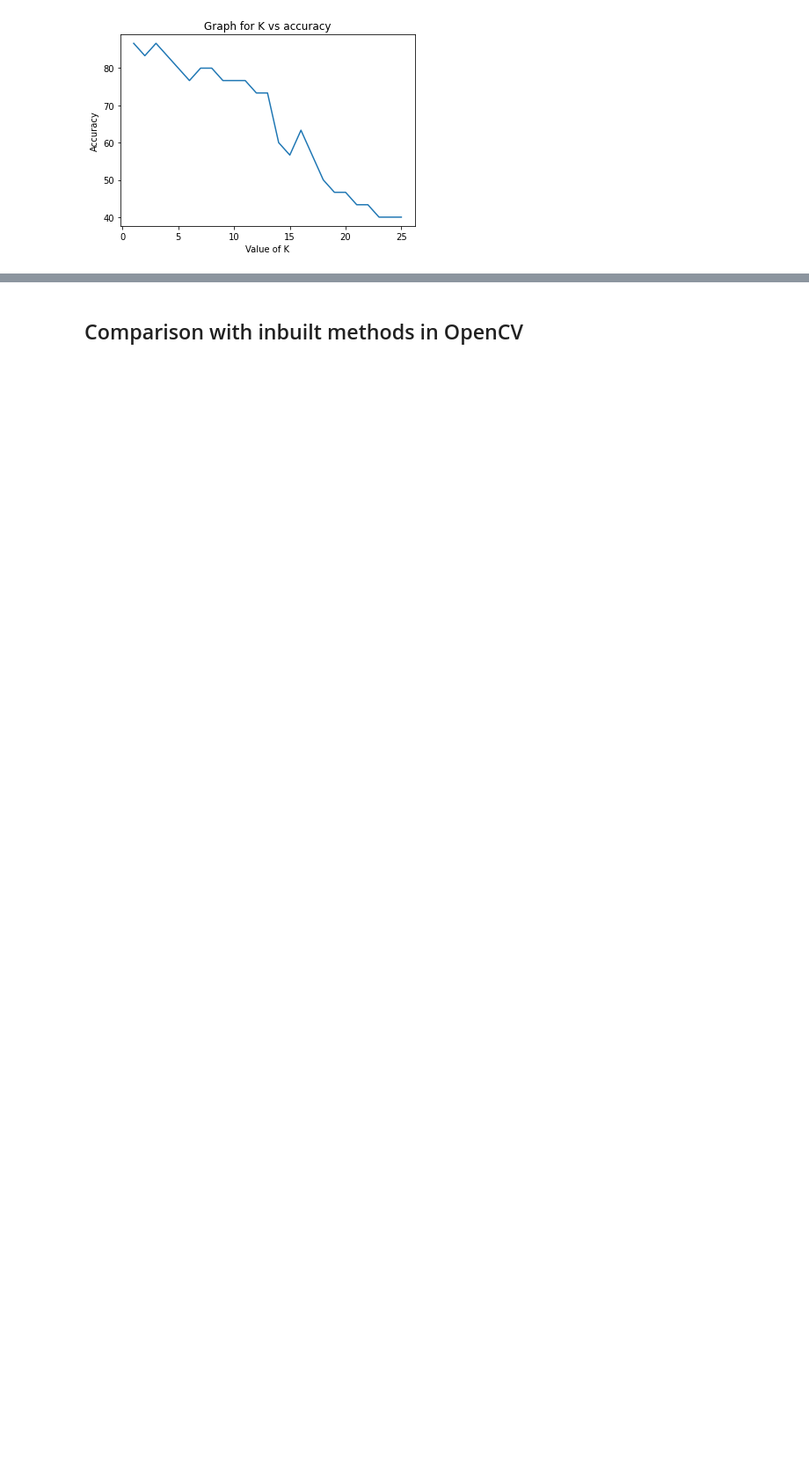
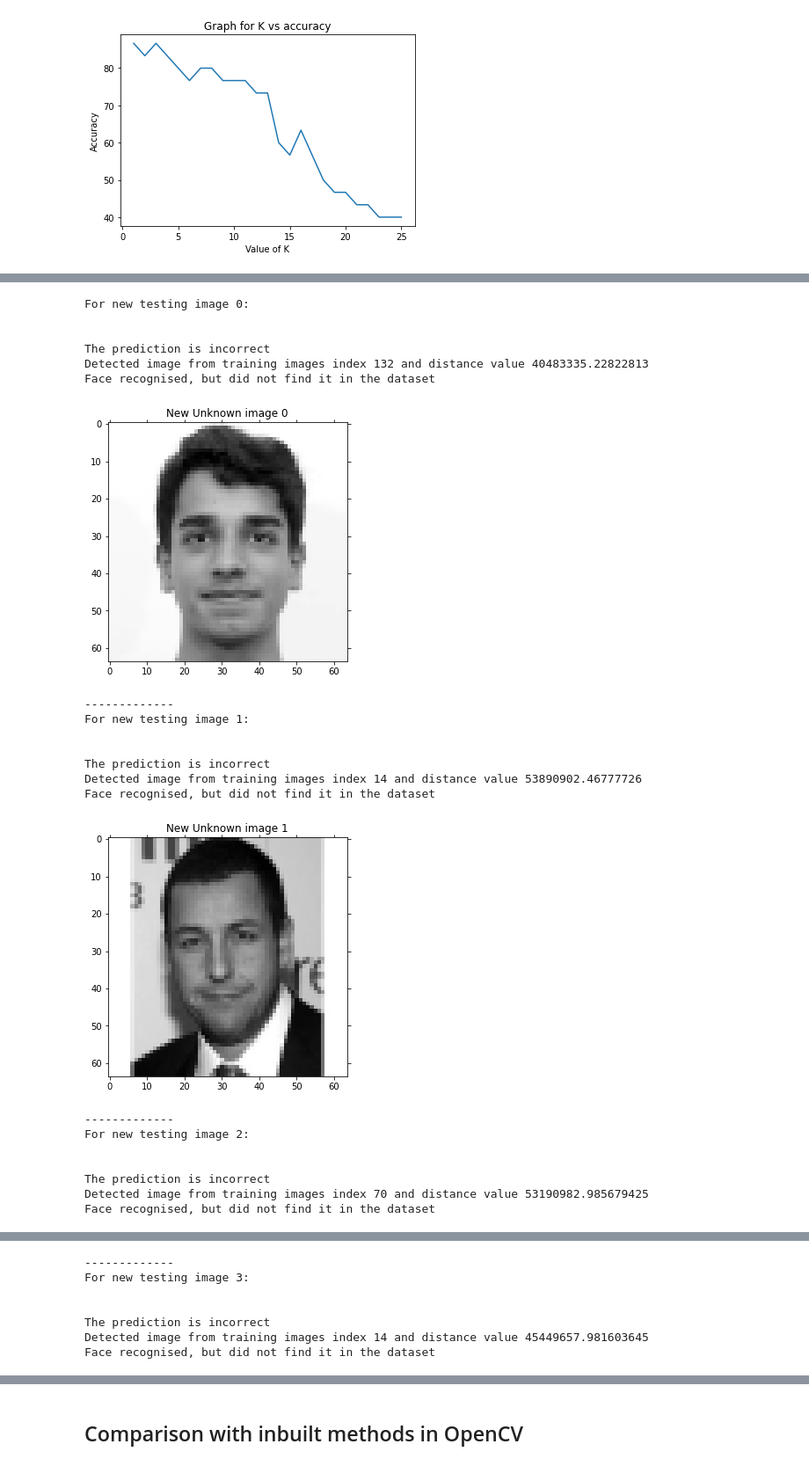
Before and after one commit to Rutvij-1/Eigen-Faces-SMAI-M21-project, a Jupyter notebook: FINALFINAL.ipynb, the cells around one changed output, grey strips where cells are left out. Shown at 88% size. Saved outputs shown, nothing was run; the diff lists cells and outputs as text; code cells hidden in the pictures; blank space fills up the shorter version.

```diff
--- a/FINALFINAL.ipynb
+++ b/FINALFINAL.ipynb
@@ -198,11 +197,7 @@ for idx, label in enumerate(training_label):
         continue
     label2index[label] = idx
 # %%
-def recogniser(curr_testing_im, curr_testing_label, proj_data, w, K, printflg=False, t0 = 50532474,t1 = 88836715):
-
-    if printflg:
-        print(f"For testing image {curr_testing_label}:\n")
-
+def recogniser(curr_testing_im, curr_testing_label, proj_data, w, K, printflg=False, t0 = 30532474,t1 = 54836715):
     # Recognisation
     unknown_face = curr_testing_im
     unknown_face_vector = np.array(curr_testing_im, dtype='float64').flatten()
@@ -227,7 +222,7 @@ def recogniser(curr_testing_im, curr_testing_label, proj_data, w, K, printflg=Fa
     if norms[index] < t1: # It's a face
         if norms[index] < t0: # Face recognised
             if printflg:
-                print("Face recognised and found in the dataset")
+                print("Face recognised and found a match in the dataset")
             return training_label[index], training_im[index]
         else:
             if printflg:
@@ -282,17 +277,20 @@ ROW_SIZE = 5
 correct_pred = 0
 print("-------------")
 for idx, curr_testing_im in enumerate(testing_im):
+    print(f"For testing image {idx}:\n")
     label, im = recogniser(curr_testing_im, testing_label[idx], proj_data, w, 3, True)
     if label == testing_label[idx]:
+        print("\nThe prediction is correct")
         correct_pred += 1
+    else:
+        print("\nThe prediction is incorrect")
     if label >= 0:
-        if label == testing_label[idx]:
-            fig,ax = plt.subplots(ncols=2,figsize=(ROW_SIZE*2,ROW_SIZE))
-            ax[0].imshow(curr_testing_im, cmap='gray')
-            ax[0].set_title(f'Unknown image {idx}')
-            ax[0].tick_params(labelleft='off', labelbottom='off', bottom='off',top='off',right='on',left='off', which='both')
-            ax[1].set_title(f'Matched {idx}: {label}', color='g')
-            ax[1].imshow(im, cmap='gray')
+        fig,ax = plt.subplots(ncols=2,figsize=(ROW_SIZE*2,ROW_SIZE))
+        ax[0].imshow(curr_testing_im, cmap='gray')
+        ax[0].set_title(f'Unknown image {idx}')
+        ax[0].tick_params(labelleft='off', labelbottom='off', bottom='off',top='off',right='on',left='off', which='both')
+        ax[1].set_title(f'Matched {idx}: {label}', color='g')
+        ax[1].imshow(im, cmap='gray')
     else:
         plt.figure(figsize=(ROW_SIZE,ROW_SIZE))
         plt.imshow(curr_testing_im, cmap='gray')
@@ -343,5 +353,5 @@ Face recognised and found in the dataset
 # %%
-im_size=(64,64)
+im_size=(WIDTH,HEIGHT)
 new_testing_im=[]
 new_testing_label=[]
 for i in os.listdir("YaleDataset/testing_set"):
@@ -378,0 +366,37 @@ Face recognised and found in the dataset
+# %%
+for idx, img in enumerate(new_testing_im):
+    print(f"For new testing image {idx}:\n")
+    if label == new_testing_label[idx]:
+        print("\nThe prediction is correct")
+    else:
+        print("\nThe prediction is incorrect")
+    recogniser(img, new_testing_label[idx], proj_data, w, 3, True)
+    plt.figure(figsize=(ROW_SIZE,ROW_SIZE))
+    plt.imshow(img, cmap='gray')
+    plt.title(f'New Unknown image {idx}')
+    plt.tick_params(labelleft='off', labelbottom='off', bottom='off',top='off',right='on',left='off', which='both')
+    plt.show()
+    print("-------------")
+# %% [output]
+For new testing image 0:
+
+
+The prediction is incorrect
+Detected image from training images index 132 and distance value 40483335.22822813
+Face recognised, but did not find it in the dataset
+[figure, added]
+-------------
+For new testing image 1:
+
+
+The prediction is incorrect
+Detected image from training images index 14 and distance value 53890902.46777726
+Face recognised, but did not find it in the dataset
+[figure, added]
+-------------
+For new testing image 2:
+
+
+The prediction is incorrect
+Detected image from training images index 70 and distance value 53190982.985679425
+Face recognised, but did not find it in the dataset
@@ -378,0 +404,7 @@ Face recognised and found in the dataset
+-------------
+For new testing image 3:
+
+
+The prediction is incorrect
+Detected image from training images index 14 and distance value 45449657.981603645
+Face recognised, but did not find it in the dataset
```
Also changed, not shown: parts of 7 cells of this notebook.
